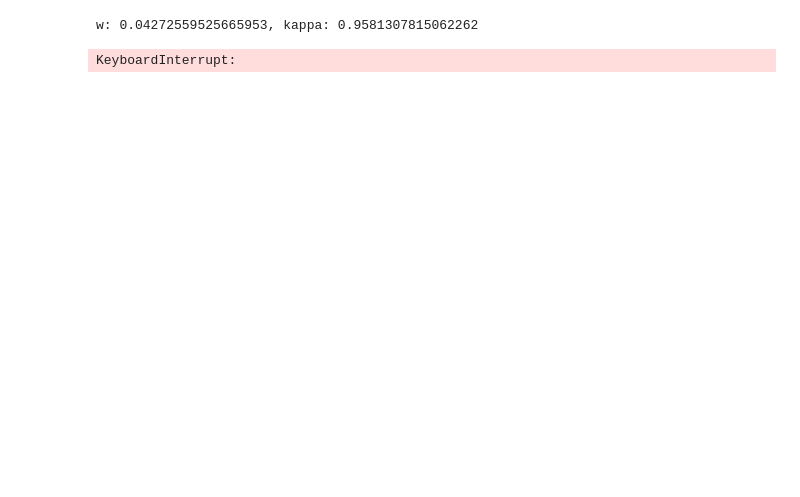
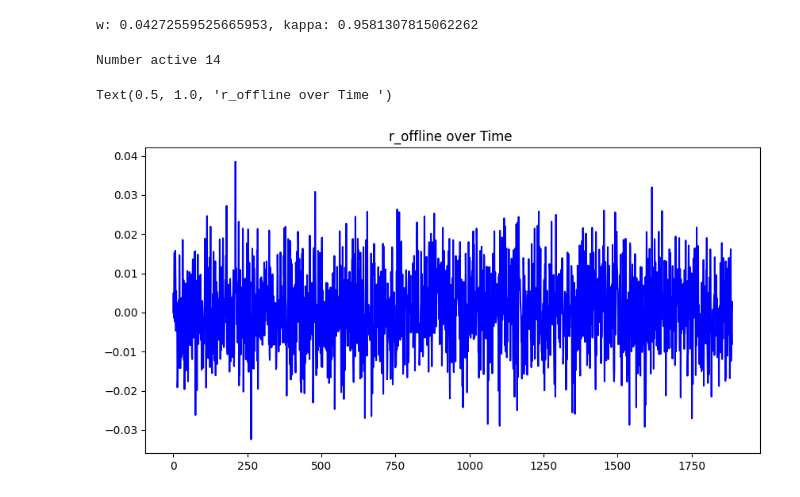
Before and after one commit to TommasoDF/Lasso_paper, a Jupyter notebook: Theory/simulate_with_topics_v2.ipynb, the cells around one changed output. Cells and saved outputs as stored; diff of their text form; code cells hidden in the pictures; blank space fills up the shorter version.

```diff
--- a/Theory/simulate_with_topics_v2.ipynb
+++ b/Theory/simulate_with_topics_v2.ipynb
@@ -52,50 +61,0 @@ topics = topics.iloc[1:]
-# %%
-from sklearn.discriminant_analysis import StandardScaler
-
-
-def multivariate_CGL_offline_lasso(X, sigma, kappa, w, rolling_window_size=30, lambda_lasso=0.01, correct_with_tanh=True, random_state=42):
-        T, K = X.shape
-        assert rolling_window_size < T, "rolling_window_size must be less than T"
-        x = X.values
-        beta_offline = np.zeros((T, K, 1))
-        r_offline = np.zeros(T)
-        n_active = 0  # Initialize the counter
-
-        if random_state is not None:
-            np.random.seed(random_state)
-
-        r_offline[1:rolling_window_size+1] = np.random.normal(0, sigma, rolling_window_size)
-
-        for t in range(rolling_window_size+1, T):
-            x_current = x[t-rolling_window_size-1:t-1, :]
-            r_offline_current = r_offline[t-rolling_window_size:t]
-            scaler = StandardScaler()
-            x_current_scaled = scaler.fit_transform(x_current)
-
-            # Fit Lasso and store coefficients
-            lasso_model = Lasso(alpha=lambda_lasso, fit_intercept=False, random_state=random_state, max_iter=2000).fit(x_current_scaled, r_offline_current)
-            beta_offline[t] = lasso_model.coef_.reshape(-1,1)
-
-            # NEW LINE: Increment n_active by the number of non-zero coefficients in the current window
-            n_active += np.count_nonzero(beta_offline[t])
-
-            if correct_with_tanh:
-                r_offline[t] = (np.log(1 - kappa * np.exp(w * np.tanh((beta_offline[t-1, :, 0] @ x[t-1, :].reshape(-1, 1)) / w))) - np.log(1 - kappa * np.exp(w * np.tanh((beta_offline[t, :, 0] @ x[t, :].reshape(-1, 1)) / w))) + np.random.normal(0, sigma)).item()
-            else:
-                r_offline[t] = (np.log(1 - kappa * np.exp((beta_offline[t-1, :, 0] @ x[t-1, :].reshape(-1, 1)))) - np.log(1 - kappa * np.exp((beta_offline[t, :, 0] @ x[t, :].reshape(-1, 1)))) + np.random.normal(0, sigma)).item()
-
-        return beta_offline, r_offline, n_active
-
-
-beta_offline, r_offline, n_active = multivariate_CGL_offline_lasso(topics, sigma, kappa, w, rolling_window_size = 100, lambda_lasso =  0.00001, correct_with_tanh=True, random_state=42)
-
-print(f"Total number of active coefficients across all time periods: {n_active}")
-
-# get standard deviation of r_offline
-r_offline_std = np.std(r_offline)
-print(f"Standard deviation of r_offline: {r_offline_std}")
-# print median standard deviation of each topic
-print("Median standard deviation of each topic:")
-print(np.median(topic_stds))
-# %% [output]
-KeyboardInterrupt:
@@ -156,0 +209,24 @@ def estimate_kappa_nls(X, beta_offline, r_offline, w, correct_with_tanh=True, ro
+# %%
+# lambda_lasso = 0.0084321399
+lambda_lasso = 0.0088
+beta_offline, r_offline, n_active = multivariate_CGL_offline_lasso(topics,
+                                                                   sigma,
+                                                                   kappa,
+                                                                   w,
+                                                                   rolling_window_size = 20,
+                                                                   lambda_lasso = lambda_lasso,
+                                                                   correct_with_tanh=True,
+                                                                   random_number=42,
+                                                                   standardize=True)
+print(f"Number active {n_active}")
+
+# kappa_est, intercept_est, r2 = estimate_kappa_nls(topics, beta_offline, r_offline, w, correct_with_tanh=True, rolling_window_size=20)
+
+# plot r_offline for the first run
+plt.figure(figsize=(10, 5))
+plt.plot(r_offline, label='r_offline', color='blue')
+plt.title('r_offline over Time ')
+# %% [output]
+Number active 14
+Text(0.5, 1.0, 'r_offline over Time ')
+[figure, added]
```
Also changed, not shown: parts of 18 cells of this notebook.
